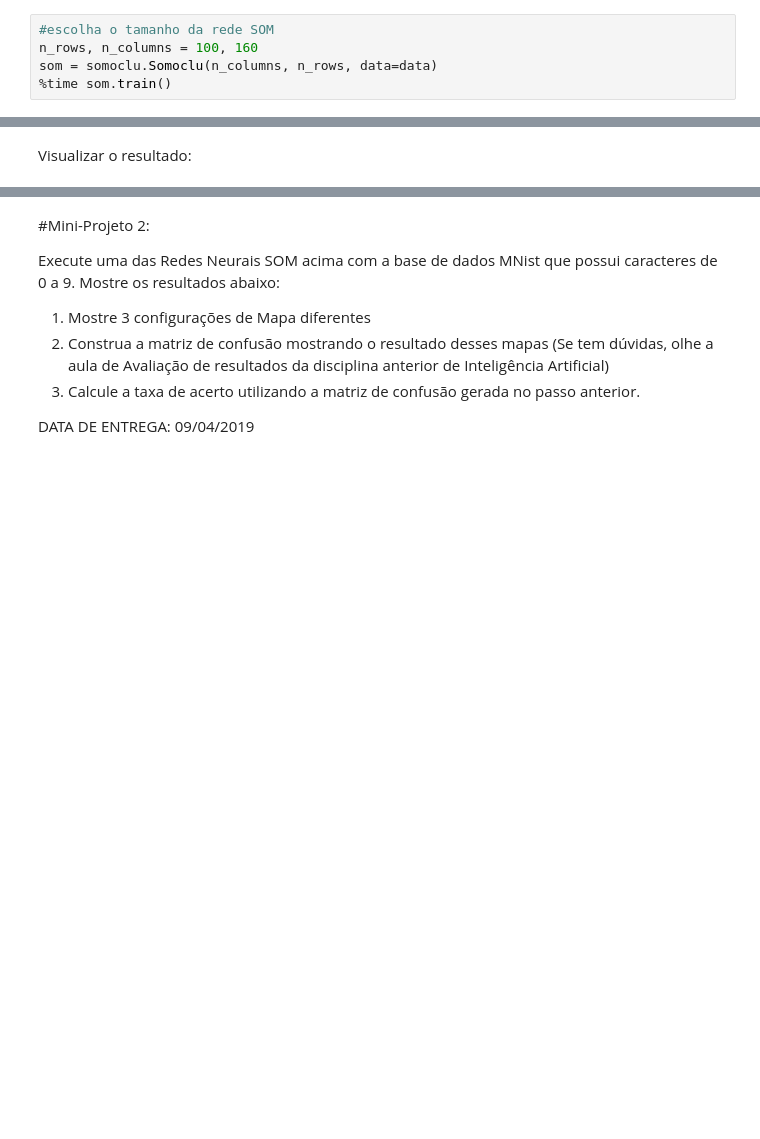
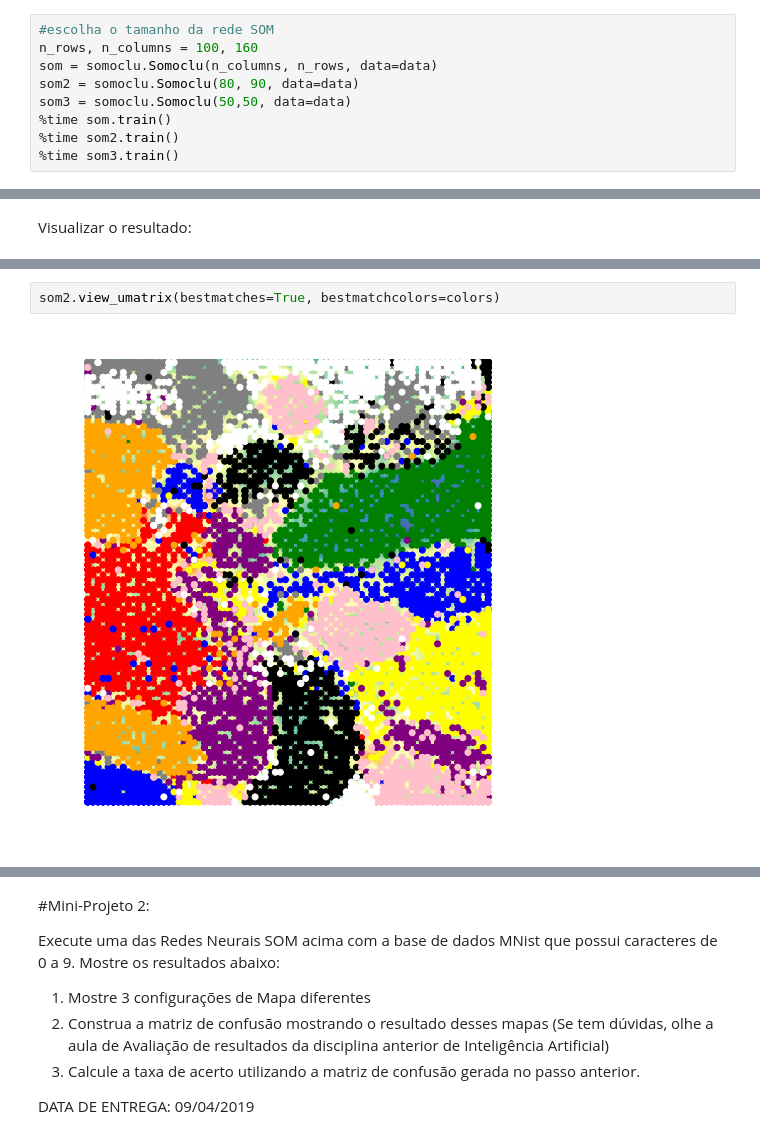
Before and after one commit to felipeescorel/redes_neurais, a Jupyter notebook: SOM/Self_Organising_Map.ipynb, the cells around one changed output, grey strips where cells are left out. Cells and saved outputs as stored; diff of their text form; blank space fills up the shorter version.

```diff
--- a/SOM/Self_Organising_Map.ipynb
+++ b/SOM/Self_Organising_Map.ipynb
@@ -213,6 +76,10 @@ Executando a rede neural SOM
 #escolha o tamanho da rede SOM
 n_rows, n_columns = 100, 160
 som = somoclu.Somoclu(n_columns, n_rows, data=data)
+som2 = somoclu.Somoclu(80, 90, data=data)
+som3 = somoclu.Somoclu(50,50, data=data)
 %time som.train()
+%time som2.train()
+%time som3.train()
 # %% [output]
 Warning: passing the data in the constructor is deprecated.
@@ -227,0 +107,4 @@ som.view_umatrix(bestmatches=True, bestmatchcolors=colors, labels=labels)
+# %%
+som2.view_umatrix(bestmatches=True, bestmatchcolors=colors)
+# %% [output]
+[figure, added]
```
Also changed, not shown: parts of 25 cells of this notebook, 2 other files.
